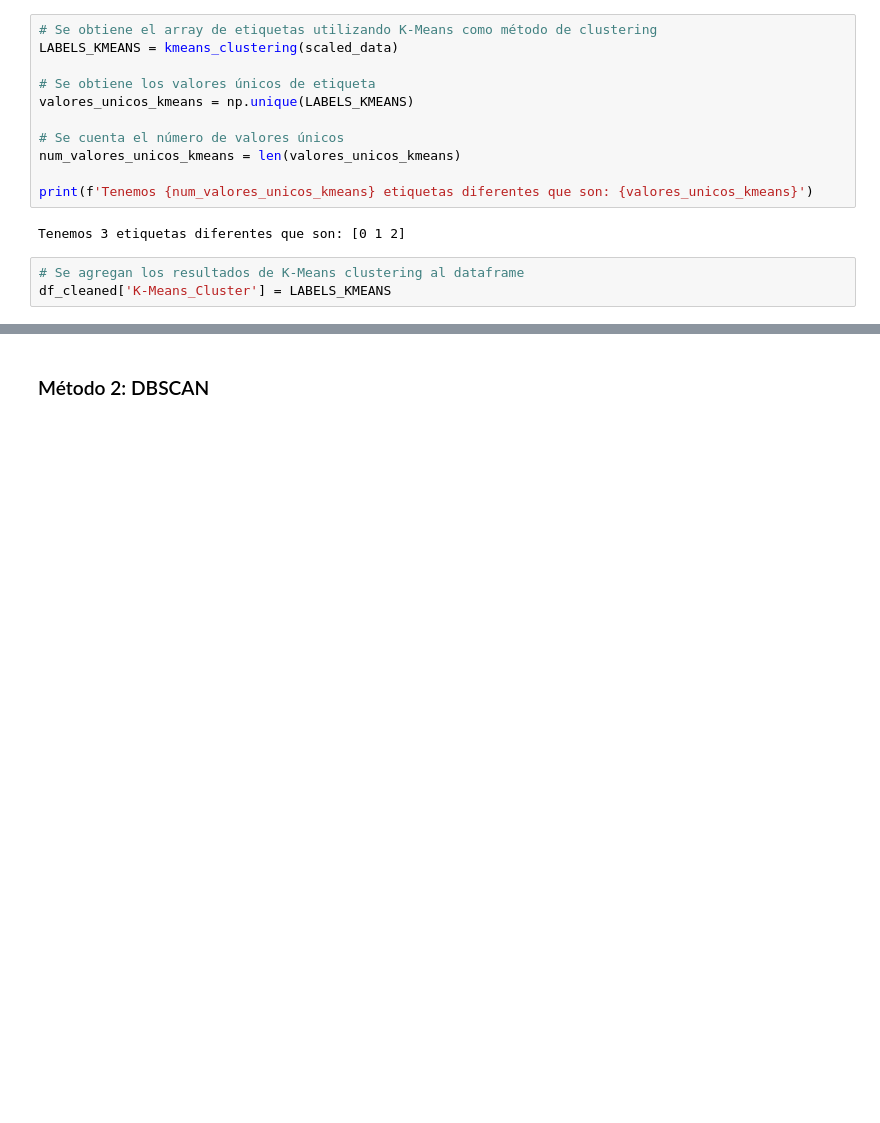
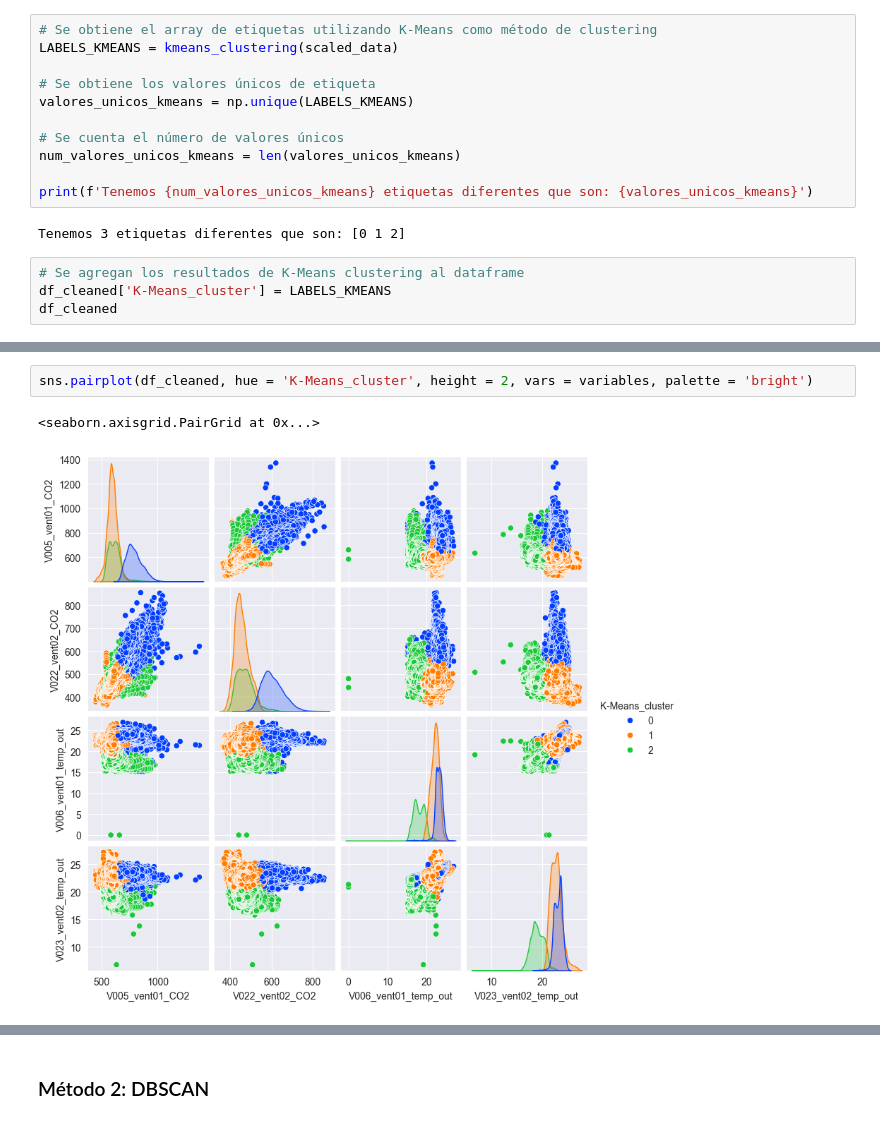
Before and after one commit to Borreguin/WorkShopUSFQ, a Jupyter notebook: Taller3/P1_UML/P1_ML_NoSupervisado.ipynb, the cells around one changed output, grey strips where cells are left out. Cells and saved outputs as stored; diff of their text form; blank space fills up the shorter version.

```diff
--- a/Taller3/P1_UML/P1_ML_NoSupervisado.ipynb
+++ b/Taller3/P1_UML/P1_ML_NoSupervisado.ipynb
@@ -228,7 +244,8 @@ print(f'Tenemos {num_valores_unicos_kmeans} etiquetas diferentes que son: {valor
 Tenemos 3 etiquetas diferentes que son: [0 1 2]
 # %%
 # Se agregan los resultados de K-Means clustering al dataframe
-df_cleaned['K-Means_Cluster'] = LABELS_KMEANS
+df_cleaned['K-Means_cluster'] = LABELS_KMEANS
+df_cleaned
 # %% [output]
 A value is trying to be set on a copy of a slice from a DataFrame.
 Try using .loc[row_indexer,col_indexer] = value instead
@@ -237,0 +268,5 @@ See the caveats in the documentation: https://pandas.pydata.org/pandas-docs/stab
+# %%
+sns.pairplot(df_cleaned, hue = 'K-Means_cluster', height = 2, vars = variables, palette = 'bright')
+# %% [output]
+<seaborn.axisgrid.PairGrid at 0x...>
+[figure, added]
```
Also changed, not shown: parts of 19 cells of this notebook.
